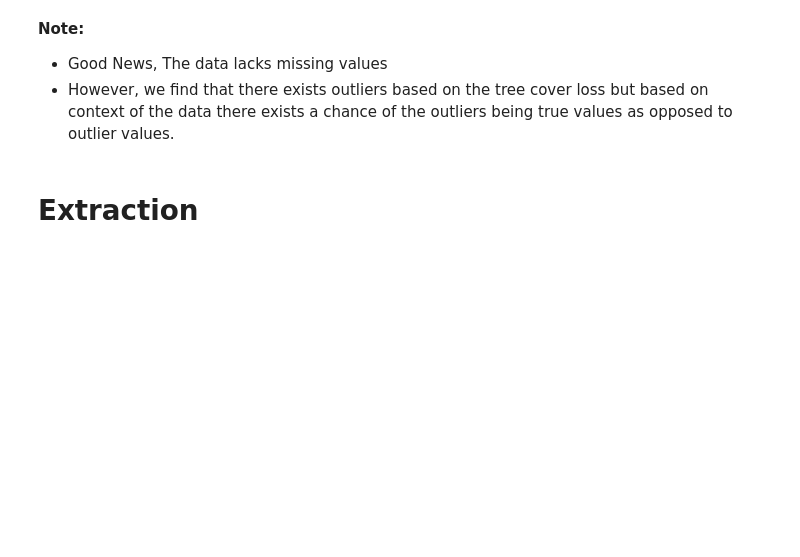
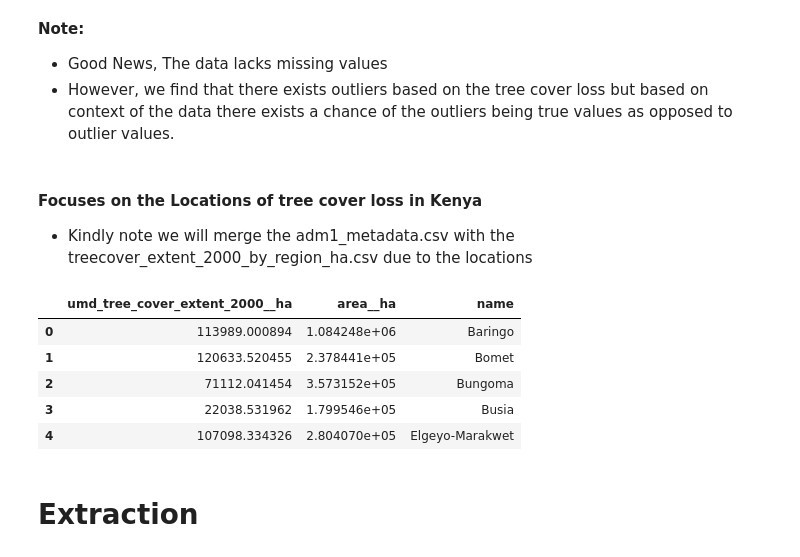
Before and after one commit to JosephRidge/ClimateChange-GHG, a Jupyter notebook: app.ipynb, the cells around one changed output. Cells and saved outputs as stored; diff of their text form; code cells hidden in the pictures; blank space fills up the shorter version.

```diff
--- a/app.ipynb
+++ b/app.ipynb
@@ -164,5 +150,34 @@ sns.boxplot(forest_cover_loss)
 **Note:**
 - Good News, The data lacks missing values
 - However, we find that there exists outliers based on the tree cover loss but based on context of the data there exists a chance of the outliers being true values as opposed to outlier values.
+# %% [markdown]
+#### Focuses on the Locations of tree cover loss in Kenya
+- Kindly note we will merge the adm1_metadata.csv with the treecover_extent_2000_by_region_ha.csv due to the locations
+# %%
+# contains Kenya County based details
+adm1_metadata = pd.read_csv("data/Forest Cover/Location of tree cover loss in Kenya/adm1_metadata.csv")
+# contains Forest cover extent and loss per region
+forest_cover_extent_by_region = pd.read_csv("data/Forest Cover/Location of tree cover loss in Kenya/treecover_extent_2000_by_region__ha.csv")
+forest_cover_loss_by_region = pd.read_csv("data/Forest Cover/Location of tree cover loss in Kenya/treecover_loss_by_region__ha.csv")
+# %%
+# Merge DataFrames
+forest_cover_extent_by_region_merged = pd.merge(forest_cover_extent_by_region, adm1_metadata, left_on='adm1', right_on='adm1__id', how='inner')
+
+# Drop unnecessary columns
+unnecessary_columns = ['adm1', 'adm1__id', 'iso']
+forest_cover_extent_by_region_merged = forest_cover_extent_by_region_merged.drop(columns=unnecessary_columns)
+
+# Reset index without inplace
+forest_cover_extent_by_region_merged.reset_index(drop=True, inplace=True)
+# %%
+# Viewing the Data
+forest_cover_extent_by_region_merged.head()
+# %% [output]
+|  | umd_tree_cover_extent_2000__ha | area__ha | name |
+| 0 | 113989.000894 | 1.084248e+06 | Baringo |
+| 1 | 120633.520455 | 2.378441e+05 | Bomet |
+| 2 | 71112.041454 | 3.573152e+05 | Bungoma |
+| 3 | 22038.531962 | 1.799546e+05 | Busia |
+| 4 | 107098.334326 | 2.804070e+05 | Elgeyo-Marakwet |
 # %% [markdown]
 # Extraction
```
Also changed, not shown: parts of 5 cells of this notebook, 1 other file.
